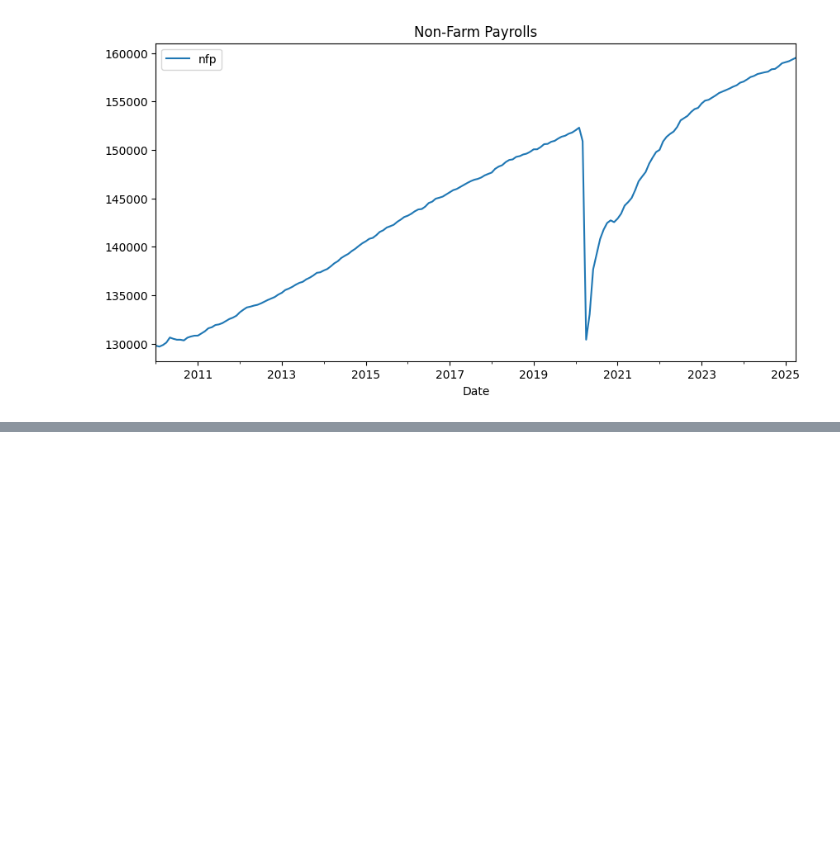
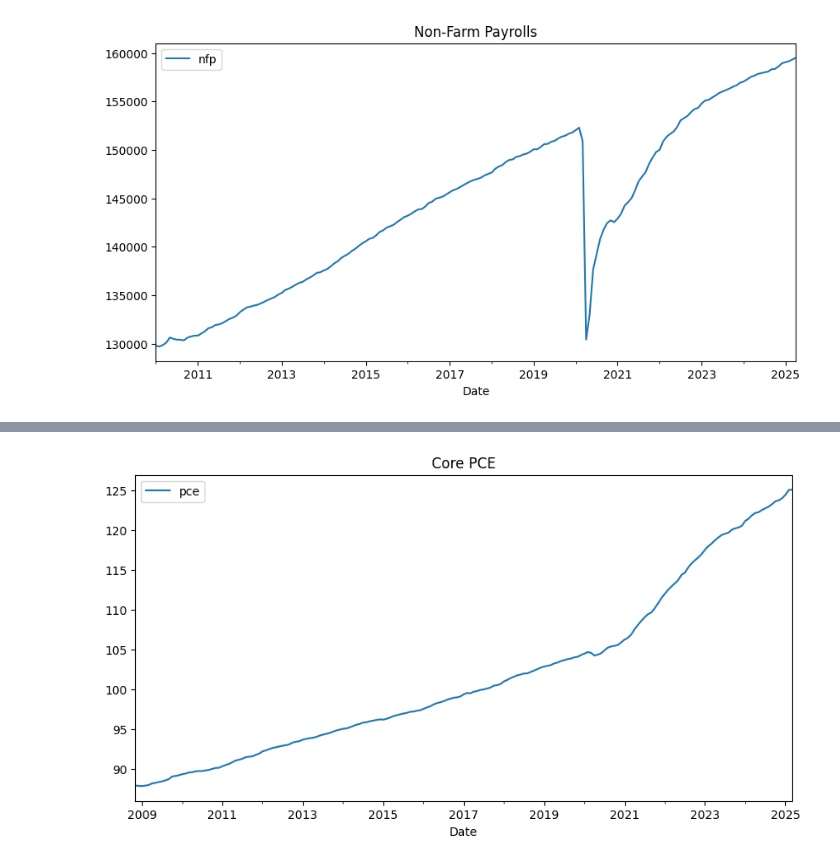
Before and after one commit to Kunj121/MacroFinance_HW2, a Jupyter notebook: hw3/hw_3.ipynb, the cells around one changed output, grey strips where cells are left out. Drawn from its saved outputs; the diff is of its cells as text; code cells hidden in the pictures; blank space fills up the shorter version.

Commit message:
plotting pce and nfp

```diff
--- a/hw3/hw_3.ipynb
+++ b/hw3/hw_3.ipynb
@@ -183,3 +183,9 @@ plt.title("Non-Farm Payrolls")
 plt.show()
 # %% [output]
 [figure]
+# %%
+pce = pd.read_csv("../data/core_pce.csv", index_col = "observation_date")
+pce.index = pd.to_datetime(pce.index)
+pce.rename(columns = {"PCEPILFE": "pce"}, inplace = True)
+pce.index.name = "Date"
+pce
@@ -185,0 +207,6 @@ plt.show()
+# %%
+pce.plot(figsize = (10, 5))
+plt.title("Core PCE")
+plt.show()
+# %% [output]
+[figure, added]
```
Also changed, not shown: parts of 1 cell of this notebook.
